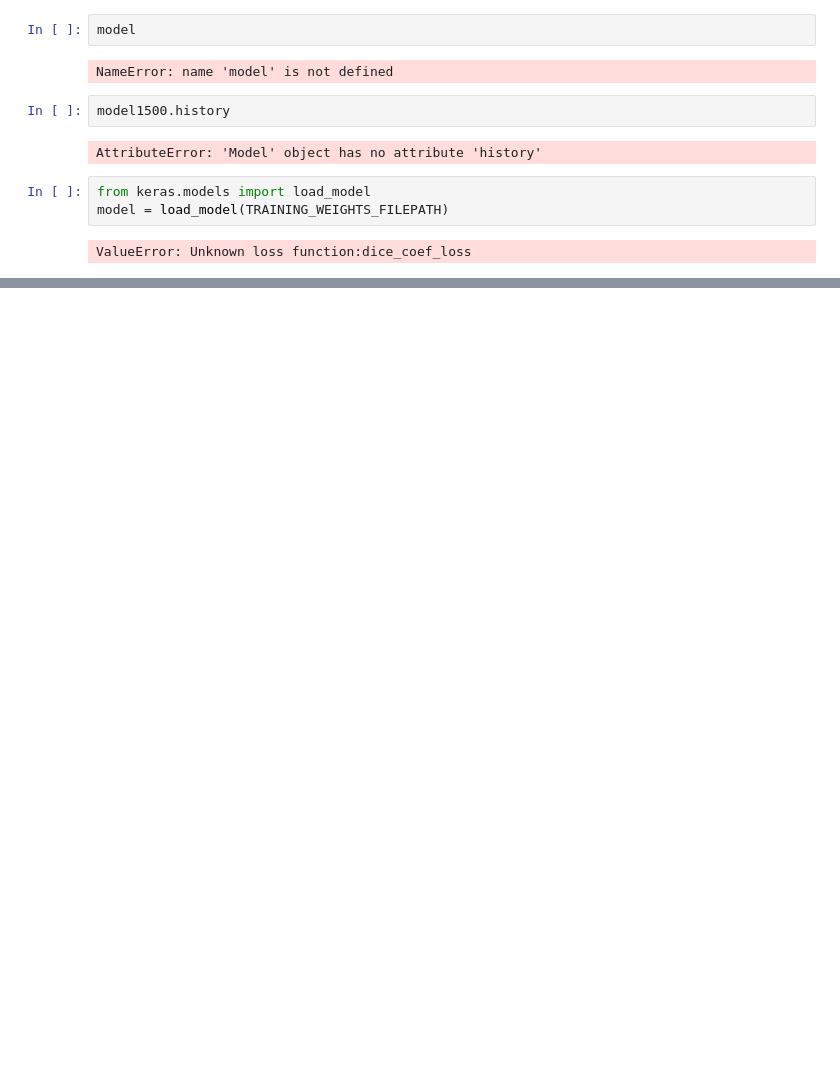
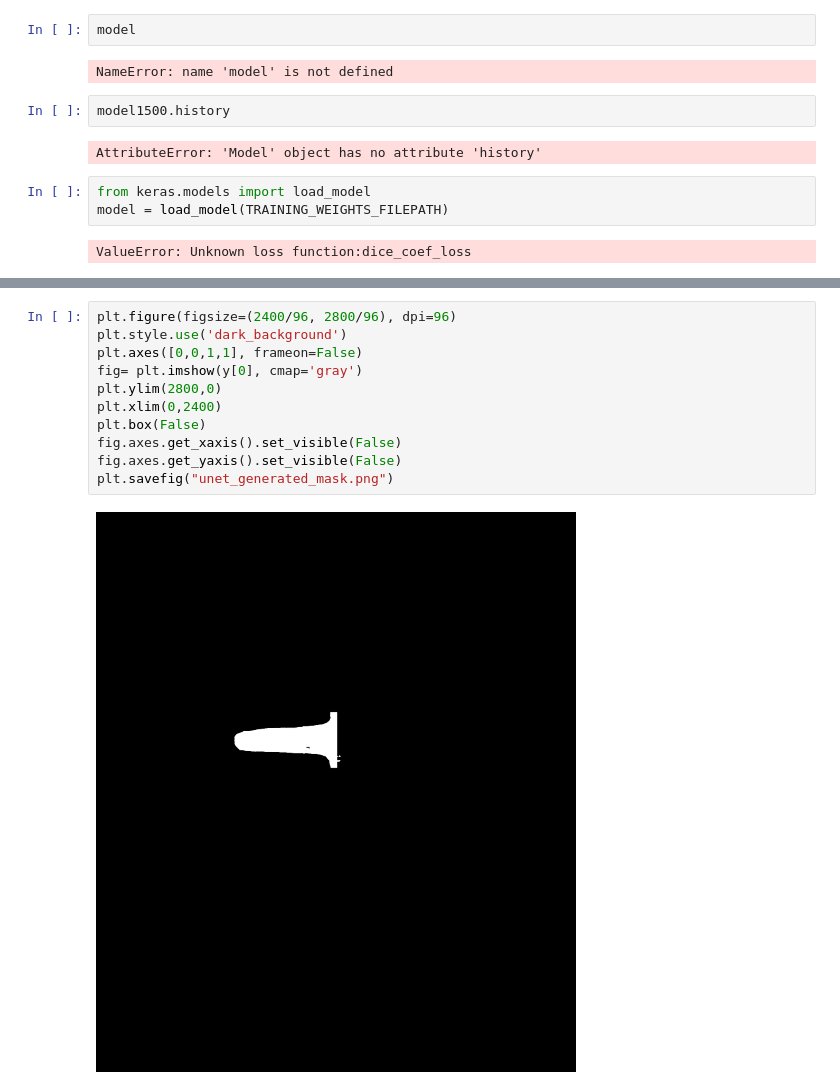
Before and after one commit to cdesio/leaf_reco, a Jupyter notebook: notebooks/Export_UNet_Masks-clean.ipynb, the cells around one changed output, grey strips where cells are left out. Drawn from its saved outputs; the diff is of its cells as text; blank space fills up the shorter version.

```diff
--- a/notebooks/Export_UNet_Masks-clean.ipynb
+++ b/notebooks/Export_UNet_Masks-clean.ipynb
@@ -243,0 +277,13 @@ ValueError: Unknown loss function:dice_coef_loss
+# %%
+plt.figure(figsize=(2400/96, 2800/96), dpi=96)
+plt.style.use('dark_background')
+plt.axes([0,0,1,1], frameon=False)
+fig= plt.imshow(y[0], cmap='gray')
+plt.ylim(2800,0)
+plt.xlim(0,2400)
+plt.box(False)
+fig.axes.get_xaxis().set_visible(False)
+fig.axes.get_yaxis().set_visible(False)
+plt.savefig("unet_generated_mask.png")
+# %% [output]
+[figure, added]
```
Also changed, not shown: parts of 6 cells of this notebook, 3 other files.
